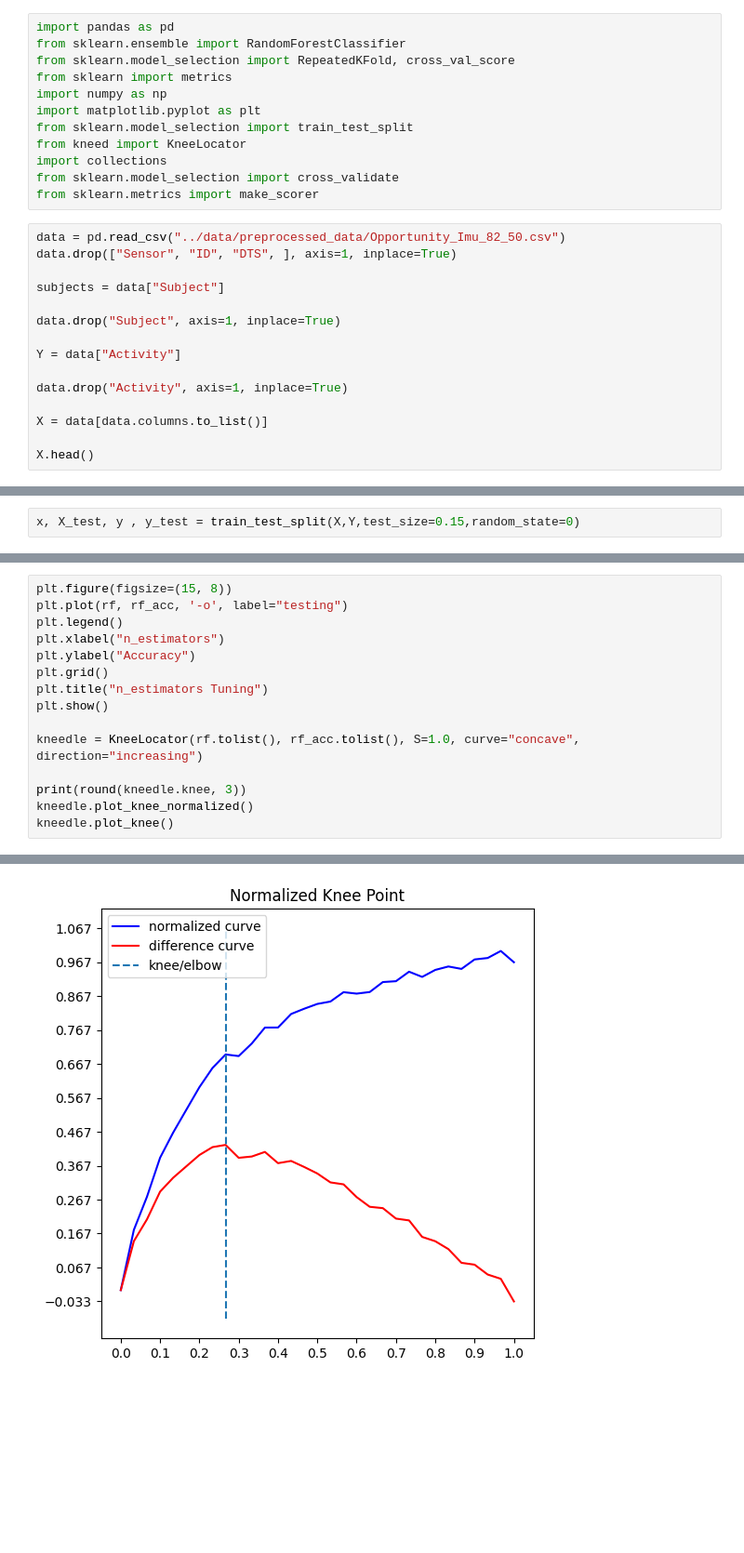
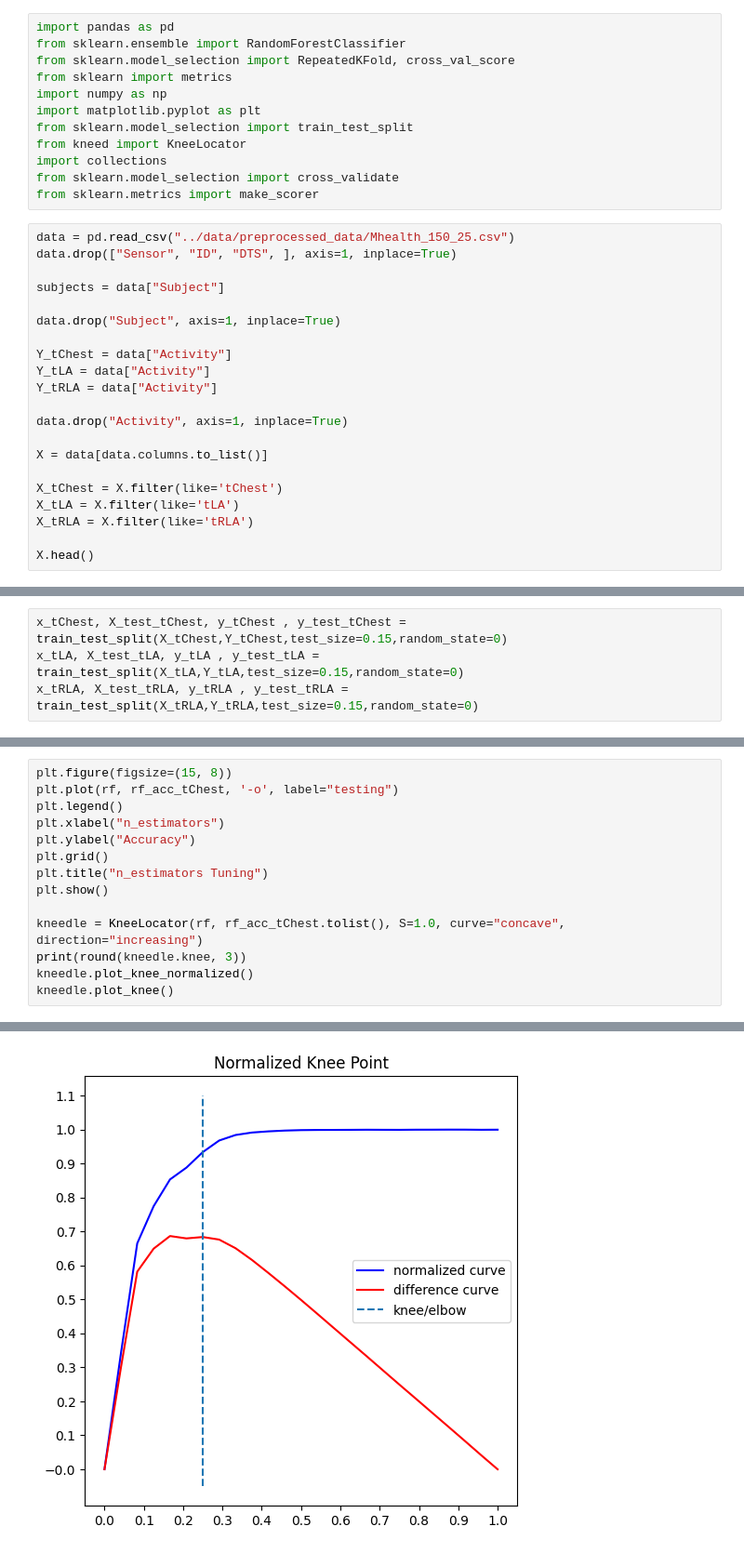
Before and after one commit to neilnathanhidalgo/Tesis, a Jupyter notebook: jupyter/RF.ipynb, the cells around one changed output, grey strips where cells are left out. Shown at 93% size. Saved outputs shown, nothing was run; the diff lists cells and outputs as text; blank space fills up the shorter version.

```diff
--- a/jupyter/RF.ipynb
+++ b/jupyter/RF.ipynb
@@ -11,19 +11,25 @@ import collections
 from sklearn.model_selection import cross_validate
 from sklearn.metrics import make_scorer
 # %%
-data = pd.read_csv("../data/preprocessed_data/Opportunity_Imu_82_50.csv")
+data = pd.read_csv("../data/preprocessed_data/Mhealth_150_25.csv")
 data.drop(["Sensor", "ID", "DTS", ], axis=1, inplace=True)
 
 subjects = data["Subject"]
 
 data.drop("Subject", axis=1, inplace=True)
 
-Y = data["Activity"]
+Y_tChest = data["Activity"]
+Y_tLA = data["Activity"]
+Y_tRLA = data["Activity"]
 
 data.drop("Activity", axis=1, inplace=True)
 
 X = data[data.columns.to_list()]
 
+X_tChest = X.filter(like='tChest')
+X_tLA = X.filter(like='tLA')
+X_tRLA = X.filter(like='tRLA')
+
 X.head()
 # %% [output]
 |  | max_Acctr_tChest_X(m/s2) | max_Acctr_tChest_Y(m/s2) | max_Acctr_tChest_Z(m/s2) | max_Acctr_tLA_X(m/s2) | ... |
@@ -35,4 +41,6 @@ X.head()
 5 rows × 189 columns
 # %%
-x, X_test, y , y_test = train_test_split(X,Y,test_size=0.15,random_state=0)
+x_tChest, X_test_tChest, y_tChest , y_test_tChest = train_test_split(X_tChest,Y_tChest,test_size=0.15,random_state=0)
+x_tLA, X_test_tLA, y_tLA , y_test_tLA = train_test_split(X_tLA,Y_tLA,test_size=0.15,random_state=0)
+x_tRLA, X_test_tRLA, y_tRLA , y_test_tRLA = train_test_split(X_tRLA,Y_tRLA,test_size=0.15,random_state=0)
 # %%
@@ -97,6 +121,6 @@ RF 35
 # %%
 plt.figure(figsize=(15, 8))
-plt.plot(rf, rf_acc, '-o', label="testing")
+plt.plot(rf, rf_acc_tChest, '-o', label="testing")
 plt.legend()
 plt.xlabel("n_estimators")
 plt.ylabel("Accuracy")
@@ -104,8 +128,7 @@ plt.grid()
 plt.title("n_estimators Tuning")
 plt.show()
 
-kneedle = KneeLocator(rf.tolist(), rf_acc.tolist(), S=1.0, curve="concave", direction="increasing")
-
+kneedle = KneeLocator(rf, rf_acc_tChest.tolist(), S=1.0, curve="concave", direction="increasing")
 print(round(kneedle.knee, 3))
 kneedle.plot_knee_normalized()
 kneedle.plot_knee()
@@ -115 +138 @@ kneedle.plot_knee()
-[figure, old version]
+[figure, new version]
```
Also changed, not shown: parts of 6 cells of this notebook, 9 other files.
